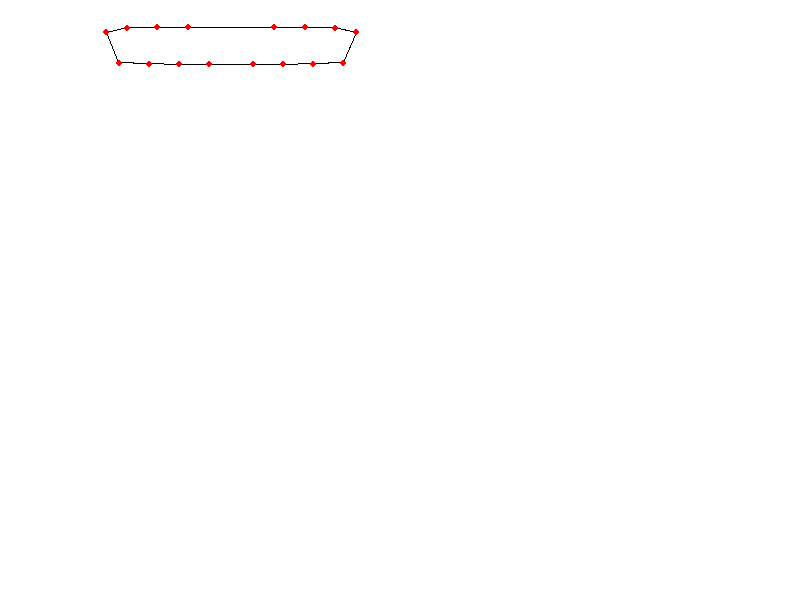
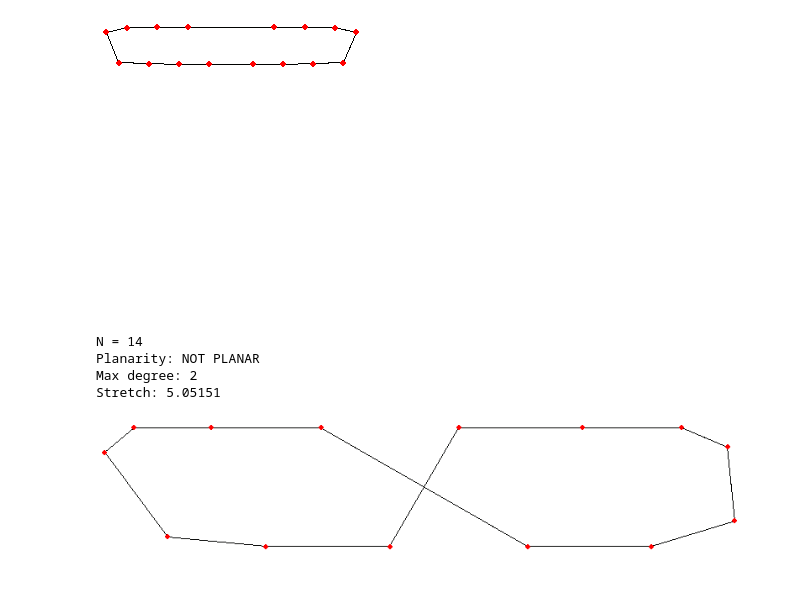
Before and after one commit to luccasiau/spanners, a Jupyter notebook: src/runs/helper.ipynb, the cells around one changed output. Cells and saved outputs as stored; diff of their text form; code cells hidden in the pictures; blank space fills up the shorter version.

```diff
--- a/src/runs/helper.ipynb
+++ b/src/runs/helper.ipynb
@@ -911,3 +911,11 @@ Stretch: 4.76392
 # %%
 # Feb 20 - WADS
 # mid January - EuroCG
+# %%
+get_and_draw_from_file('../pointsets/hand/example_not_plane.txt', img_w=800, img_h=200)
+# %% [output]
+N = 14
+Planarity: NOT PLANAR
+Max degree: 2
+Stretch: 5.05151
+[figure, added]
```
Also changed, not shown: 7 other files.
